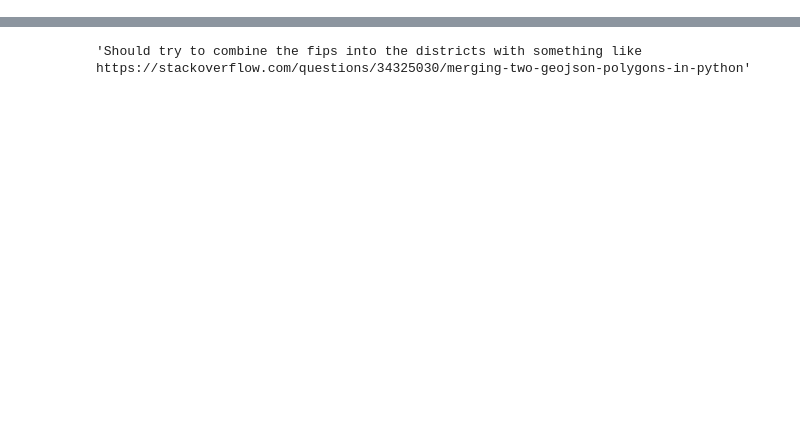
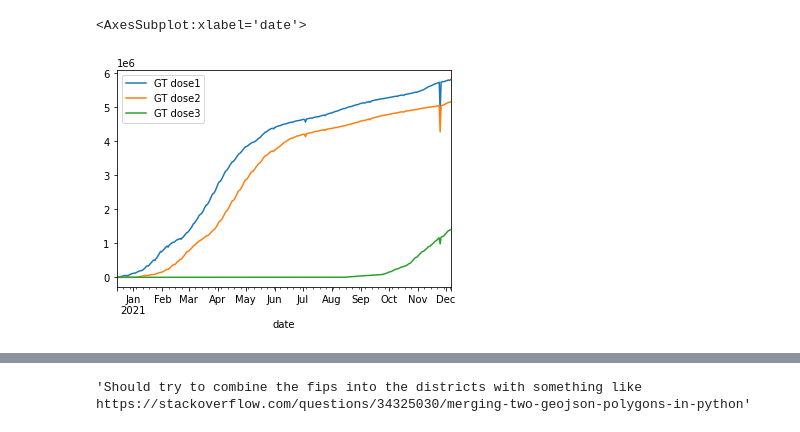
Before and after one commit to itsyosef/bionetworks, a Jupyter notebook: coevolution/notebooks/VirginiaVariants.ipynb, the cells around one changed output, grey strips where cells are left out. Cells and saved outputs as stored; diff of their text form; code cells hidden in the pictures; blank space fills up the shorter version.

```diff
--- a/coevolution/notebooks/VirginiaVariants.ipynb
+++ b/coevolution/notebooks/VirginiaVariants.ipynb
@@ -20,2 +651,12 @@ from matplotlib import pyplot as plt
+# %%
+gt = pd.read_csv(f"/sfs/qumulo/qproject/biocomplexity/COVID-19_commons/products/external_data_collection/age_data/VDH_age_vaccinations_per_100K.csv", parse_dates=["date"])
+gt = gt.set_index("date").apply(lambda row: row * (fips_to_pop[str(int(row.fips))] / 100000), axis=1).reset_index()
+
+gt = gt.groupby(["date"])[["dose1", "dose2", "dose3"]].sum()
+gt.columns = ["GT dose1", "GT dose2", "GT dose3"]
+gt.plot()
+# %% [output]
+<AxesSubplot:xlabel='date'>
+[figure, added]
 # %%
 fig, axs = plt.subplots(figsize=(20,16), ncols= 2, nrows=2)
```
Also changed, not shown: parts of 15 cells of this notebook, 21 other files.
